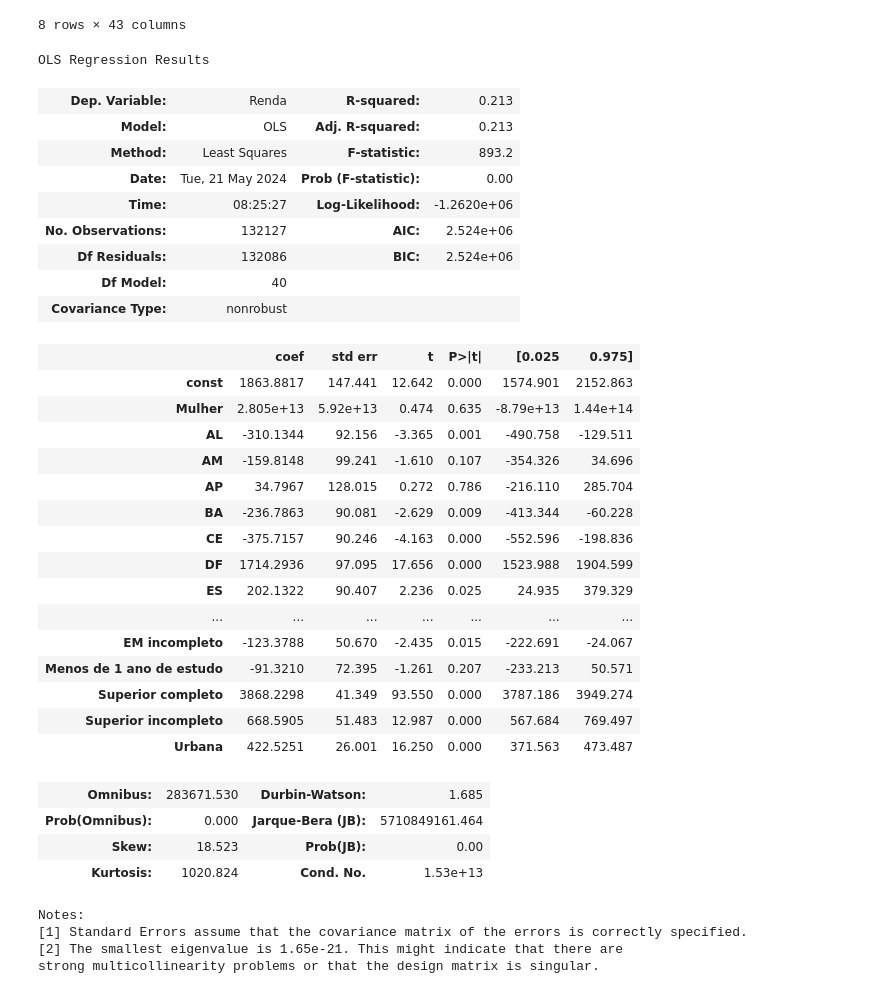
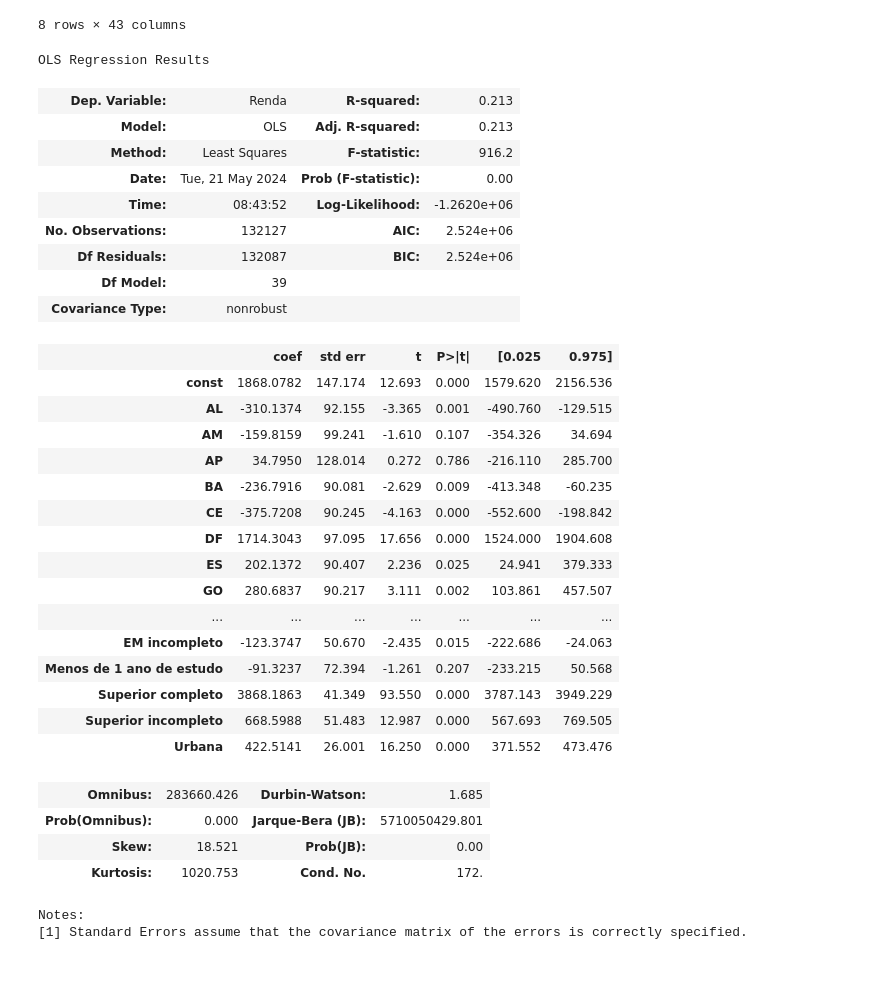
Before and after one commit to guilhermenakama/C_DADOS_PROJETO3, a Jupyter notebook: Database.ipynb, the cells around one changed output. Drawn from its saved outputs; the diff is of its cells as text; code cells hidden in the pictures.

```diff
--- a/Database.ipynb
+++ b/Database.ipynb
@@ -408,48 +408,46 @@ df.describe()
 df.isnull().sum()
 df = df.dropna()
 # %%
-X = df[['Mulher','AL', 'AM', 'AP', 'BA',
+X = df[['AL', 'AM', 'AP', 'BA',
        'CE', 'DF', 'ES', 'GO', 'MA', 'MG', 'MS', 'MT', 'PA', 'PB', 'PE', 'PI',
        'PR', 'RJ', 'RN', 'RO', 'RR', 'RS', 'SC', 'SE', 'SP', 'TO', 'Mulher',
        'Branca', 'Ignorado', 'Indígena', 'Parda', 'Preta', 'EF incompleto',
        'EM completo', 'EM incompleto', 'Menos de 1 ano de estudo',
        'Superior completo', 'Superior incompleto', 'Urbana']]
 Y = df['Renda']
 
 results = regress(Y,X)
 results.summary()
 # %% [output]
 OLS Regression Results
 | Dep. Variable: | Renda | R-squared: | 0.213 |
 | Model: | OLS | Adj. R-squared: | 0.213 |
-| Method: | Least Squares | F-statistic: | 893.2 |
+| Method: | Least Squares | F-statistic: | 916.2 |
 | Date: | Tue, 21 May 2024 | Prob (F-statistic): | 0.00 |
-| Time: | 08:25:27 | Log-Likelihood: | -1.2620e+06 |
+| Time: | 08:43:52 | Log-Likelihood: | -1.2620e+06 |
 | No. Observations: | 132127 | AIC: | 2.524e+06 |
-| Df Residuals: | 132086 | BIC: | 2.524e+06 |
-| Df Model: | 40 |  |  |
+| Df Residuals: | 132087 | BIC: | 2.524e+06 |
+| Df Model: | 39 |  |  |
 | Covariance Type: | nonrobust |  |  |
 |  | coef | std err | t | P>|t| | [0.025 | 0.975] |
-| const | 1863.8817 | 147.441 | 12.642 | 0.000 | 1574.901 | 2152.863 |
-| Mulher | 2.805e+13 | 5.92e+13 | 0.474 | 0.635 | -8.79e+13 | 1.44e+14 |
-| AL | -310.1344 | 92.156 | -3.365 | 0.001 | -490.758 | -129.511 |
-| AM | -159.8148 | 99.241 | -1.610 | 0.107 | -354.326 | 34.696 |
-| AP | 34.7967 | 128.015 | 0.272 | 0.786 | -216.110 | 285.704 |
-| BA | -236.7863 | 90.081 | -2.629 | 0.009 | -413.344 | -60.228 |
-| CE | -375.7157 | 90.246 | -4.163 | 0.000 | -552.596 | -198.836 |
-| DF | 1714.2936 | 97.095 | 17.656 | 0.000 | 1523.988 | 1904.599 |
-| ES | 202.1322 | 90.407 | 2.236 | 0.025 | 24.935 | 379.329 |
+| const | 1868.0782 | 147.174 | 12.693 | 0.000 | 1579.620 | 2156.536 |
+| AL | -310.1374 | 92.155 | -3.365 | 0.001 | -490.760 | -129.515 |
+| AM | -159.8159 | 99.241 | -1.610 | 0.107 | -354.326 | 34.694 |
+| AP | 34.7950 | 128.014 | 0.272 | 0.786 | -216.110 | 285.700 |
+| BA | -236.7916 | 90.081 | -2.629 | 0.009 | -413.348 | -60.235 |
+| CE | -375.7208 | 90.245 | -4.163 | 0.000 | -552.600 | -198.842 |
+| DF | 1714.3043 | 97.095 | 17.656 | 0.000 | 1524.000 | 1904.608 |
+| ES | 202.1372 | 90.407 | 2.236 | 0.025 | 24.941 | 379.333 |
+| GO | 280.6837 | 90.217 | 3.111 | 0.002 | 103.861 | 457.507 |
 | ... | ... | ... | ... | ... | ... | ... |
-| EM incompleto | -123.3788 | 50.670 | -2.435 | 0.015 | -222.691 | -24.067 |
-| Menos de 1 ano de estudo | -91.3210 | 72.395 | -1.261 | 0.207 | -233.213 | 50.571 |
-| Superior completo | 3868.2298 | 41.349 | 93.550 | 0.000 | 3787.186 | 3949.274 |
-| Superior incompleto | 668.5905 | 51.483 | 12.987 | 0.000 | 567.684 | 769.497 |
-| Urbana | 422.5251 | 26.001 | 16.250 | 0.000 | 371.563 | 473.487 |
+| EM incompleto | -123.3747 | 50.670 | -2.435 | 0.015 | -222.686 | -24.063 |
+| Menos de 1 ano de estudo | -91.3237 | 72.394 | -1.261 | 0.207 | -233.215 | 50.568 |
+| Superior completo | 3868.1863 | 41.349 | 93.550 | 0.000 | 3787.143 | 3949.229 |
+| Superior incompleto | 668.5988 | 51.483 | 12.987 | 0.000 | 567.693 | 769.505 |
+| Urbana | 422.5141 | 26.001 | 16.250 | 0.000 | 371.552 | 473.476 |
-| Omnibus: | 283671.530 | Durbin-Watson: | 1.685 |
-| Prob(Omnibus): | 0.000 | Jarque-Bera (JB): | 5710849161.464 |
-| Skew: | 18.523 | Prob(JB): | 0.00 |
-| Kurtosis: | 1020.824 | Cond. No. | 1.53e+13 |
+| Omnibus: | 283660.426 | Durbin-Watson: | 1.685 |
+| Prob(Omnibus): | 0.000 | Jarque-Bera (JB): | 5710050429.801 |
+| Skew: | 18.521 | Prob(JB): | 0.00 |
+| Kurtosis: | 1020.753 | Cond. No. | 172. |
 Notes:
 [1] Standard Errors assume that the covariance matrix of the errors is correctly specified.
-[2] The smallest eigenvalue is 1.65e-21. This might indicate that there are
-strong multicollinearity problems or that the design matrix is singular.
```
